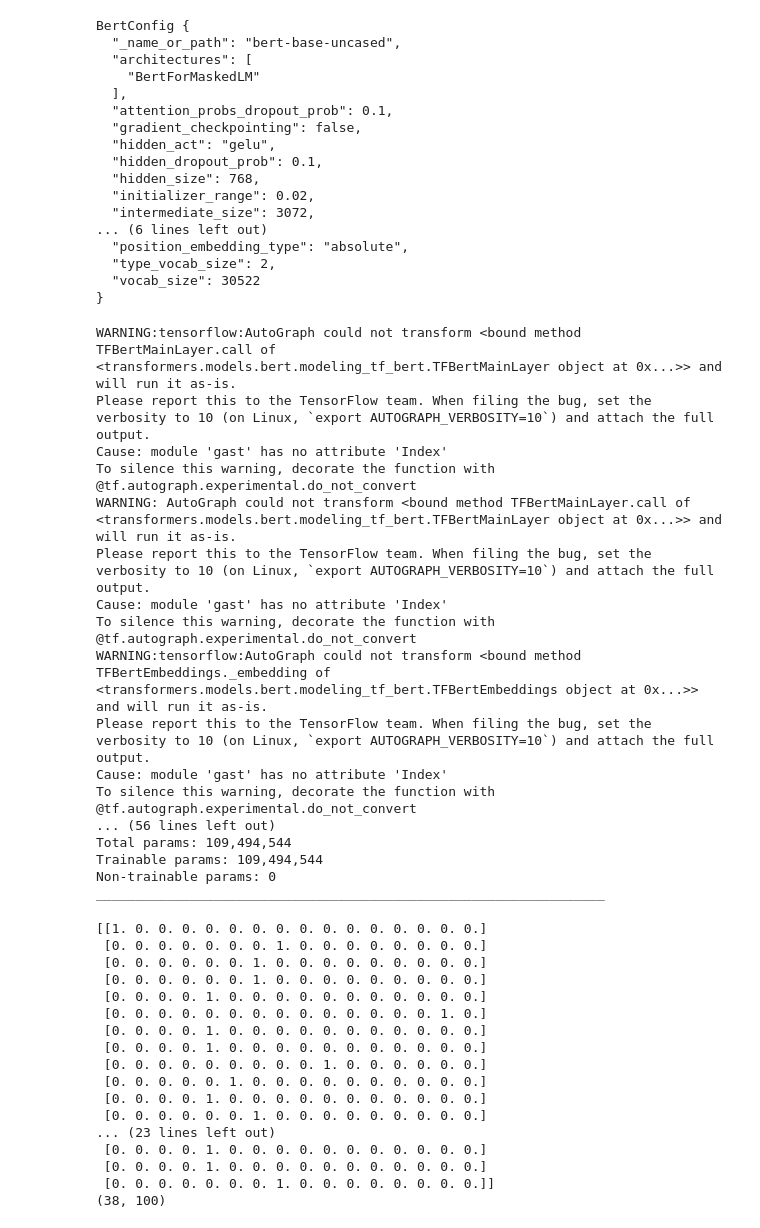
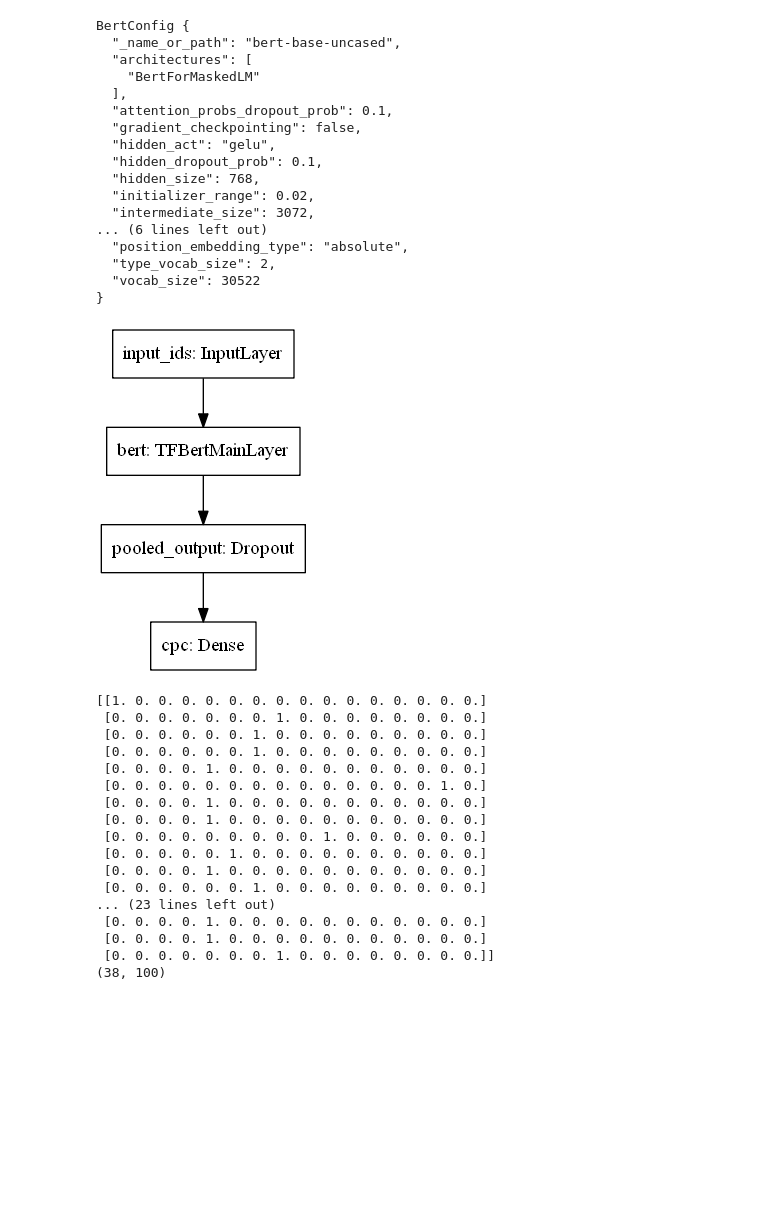
Before and after one commit to cdrc1103/MasterThesis, a Jupyter notebook: Transformers/GettingStarted.ipynb, the cells around one changed output. Drawn from its saved outputs; the diff is of its cells as text; code cells hidden in the pictures; blank space fills up the shorter version.

Commit message:
Add utility functions to work with dataset.

```diff
--- a/Transformers/GettingStarted.ipynb
+++ b/Transformers/GettingStarted.ipynb
@@ -30,6 +34,11 @@ warnings.filterwarnings('ignore')
+# %%
+# Set file directories
+model_name = "InitialTestModel"
+read_dir = directories.data + "/example_extract.txt"
+save_dir = directories.savedModels + "/" + model_name
 # %%
 ### --------- Load and transform data ---------- ###
-with open(directories.data + "/example_extract.txt", "rb") as file:   # Unpickling
+with open(read_dir, "rb") as file:   # Unpickling
     data = pickle.load(file)
 
 # Transfer data to pandas ds and set model output (classes) as categorical
@@ -100,44 +109,32 @@ BertConfig {
 # %%
 ### ------- Build the model ------- ###
 # Load the MainLayer
 bert = transformer_model.layers[0]
 
 # Build your model input
 input_ids = Input(shape=(max_length,), name='input_ids', dtype='int32')
 inputs = {'input_ids': input_ids}
 
 # Load the Transformers BERT model as a layer in a Keras model
 bert_model = bert(inputs)[1]
 dropout = Dropout(config.hidden_dropout_prob, name='pooled_output')
 pooled_output = dropout(bert_model, training=False)
 
 # Then build your model output
 cpc_class = Dense(units=len(data_df.CPC_code.value_counts()), kernel_initializer=TruncatedNormal(stddev=config.initializer_range), name='cpc')(pooled_output)
 outputs = {'cpc': cpc_class}
 
 # And combine it all in a model object
 model = Model(inputs=inputs, outputs=outputs, name='BERT_MultiLabel_MultiClass')
 
 # Take a look at the model
-model.summary()
+with open(save_dir + '/summary.txt', 'w') as file:
+    # Pass the file handle in as a lambda function to make it callable
+    model.summary(print_fn=lambda x: file.write(x + '\n'))
+
+plot_model(model, to_file="test.png")
 # %% [output]
-WARNING:tensorflow:AutoGraph could not transform <bound method TFBertMainLayer.call of <transformers.models.bert.modeling_tf_bert.TFBertMainLayer object at 0x...>> and will run it as-is.
-Please report this to the TensorFlow team. When filing the bug, set the verbosity to 10 (on Linux, `export AUTOGRAPH_VERBOSITY=10`) and attach the full output.
-Cause: module 'gast' has no attribute 'Index'
-To silence this warning, decorate the function with @tf.autograph.experimental.do_not_convert
-WARNING: AutoGraph could not transform <bound method TFBertMainLayer.call of <transformers.models.bert.modeling_tf_bert.TFBertMainLayer object at 0x...>> and will run it as-is.
-Please report this to the TensorFlow team. When filing the bug, set the verbosity to 10 (on Linux, `export AUTOGRAPH_VERBOSITY=10`) and attach the full output.
-Cause: module 'gast' has no attribute 'Index'
-To silence this warning, decorate the function with @tf.autograph.experimental.do_not_convert
-WARNING:tensorflow:AutoGraph could not transform <bound method TFBertEmbeddings._embedding of <transformers.models.bert.modeling_tf_bert.TFBertEmbeddings object at 0x...>> and will run it as-is.
-Please report this to the TensorFlow team. When filing the bug, set the verbosity to 10 (on Linux, `export AUTOGRAPH_VERBOSITY=10`) and attach the full output.
-Cause: module 'gast' has no attribute 'Index'
-To silence this warning, decorate the function with @tf.autograph.experimental.do_not_convert
-... (56 lines left out)
-Total params: 109,494,544
-Trainable params: 109,494,544
-Non-trainable params: 0
-_________________________________________________________________
+[figure, added]
 # %%
 ### ------- Set hyperparameters and input and output ------- ###
 # Set an optimizer
```
Also changed, not shown: parts of 4 cells of this notebook, 4 other files.
